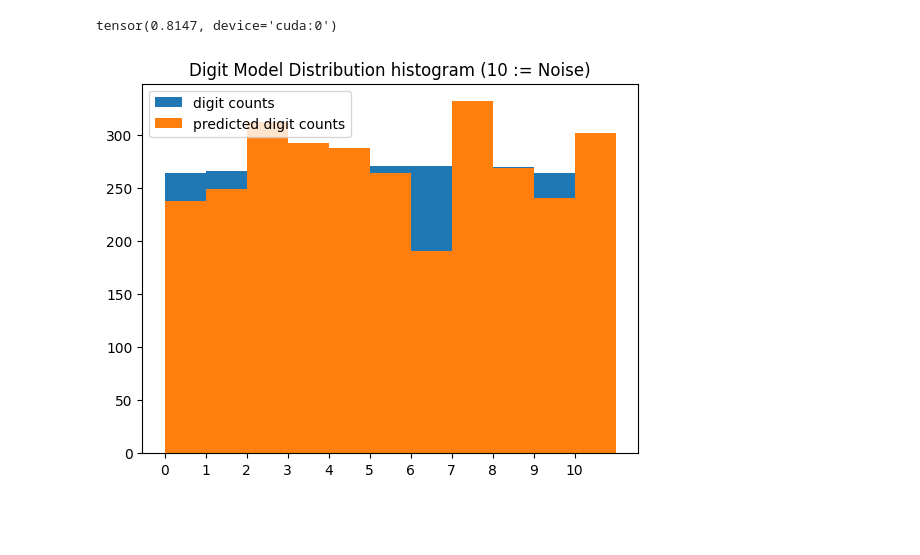
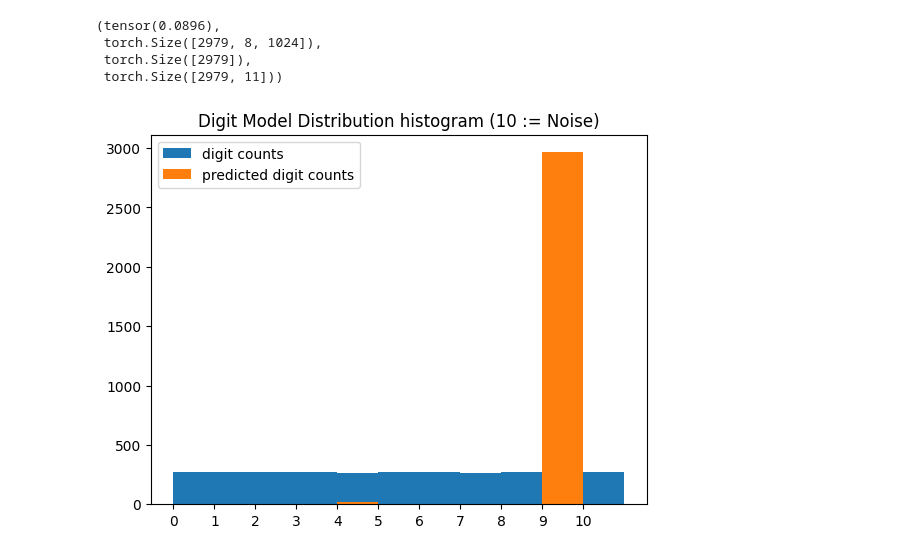
Before and after one commit to theloni-monk/audio-rc-rtl, a Jupyter notebook: exploration/validate_export.ipynb, the cells around one changed output. Drawn from its saved outputs; the diff is of its cells as text; code cells hidden in the pictures; blank space fills up the shorter version.

```diff
--- a/exploration/validate_export.ipynb
+++ b/exploration/validate_export.ipynb
@@ -346,16 +233,26 @@ play_audio(xtest, sample_rate)
 # %%
-yhat = None
+batched_uut = torch.vmap(uut_vmap)
+# batched_uut = uut_vmap
 acc = []
-batches=0
 Xs,ys,yhats=[],[],[]
-for X, y in loader:
-    X, y = X.cuda(), y.cuda()
-    Xs.append(X)
-    ys.append(y)
-    yhat = uut(X)
-    yhats.append(yhat)
-    acc.append((yhat.argmax(-1) == y).sum() / y.numel())
-    batches+=1
-sum(acc)/batches
+def testcpu():
+    batches=0
+    for X, y in loader:
+        if X.shape[0] != BSIZE:
+            continue
+        Xs.append(X)
+        ys.append(y)
+        yhat = batched_uut(X)
+        yhats.append(yhat)
+        acc.append((yhat.argmax(-1) == y).sum() / y.numel())
+        batches += 1
+    return sum(acc)/batches
+
+acc = testcpu()
+X, y, yhat = map(torch.cat, (Xs, ys, yhats))
+acc, X.shape, y.shape, yhat.shape
 # %% [output]
-tensor(0.8147, device='cuda:0')
+(tensor(0.0896),
+ torch.Size([2979, 8, 1024]),
+ torch.Size([2979]),
+ torch.Size([2979, 11]))
@@ -364,14 +259,16 @@ X, y, yhat = map(torch.cat, (Xs, ys, yhats))
 # %%
-f, ax = plt.subplots()
+def plothist():
+    f, ax = plt.subplots()
 
-ax.set_title("Digit Model Distribution histogram (10 := Noise)")
-ax.hist(pltr(y.flatten()), bins=np.arange(0, 11 + 1, 1), label="digit counts")
-ax.hist(
-        pltr(yhat.argmax(1).flatten()), bins=np.arange(0, 11 + 1, 1), label="predicted digit counts"
-    )
-ax.set_xticks(list(map(float, range(11))))
-ax.legend()
-plt.show()
+    ax.set_title("Digit Model Distribution histogram (10 := Noise)")
+    ax.hist(pltr(y.flatten()), bins=np.arange(0, 11 + 1, 1), label="digit counts")
+    ax.hist(
+            pltr(yhat.argmax(1).flatten()), bins=np.arange(0, 11 + 1, 1), label="predicted digit counts"
+        )
+    ax.set_xticks(list(map(float, range(11))))
+    ax.legend()
+    plt.show()
+plothist()
 # %% [output]
-[figure, old version]
+[figure, new version]
 # %%
```
Also changed, not shown: parts of 27 cells of this notebook, 1 other file.
